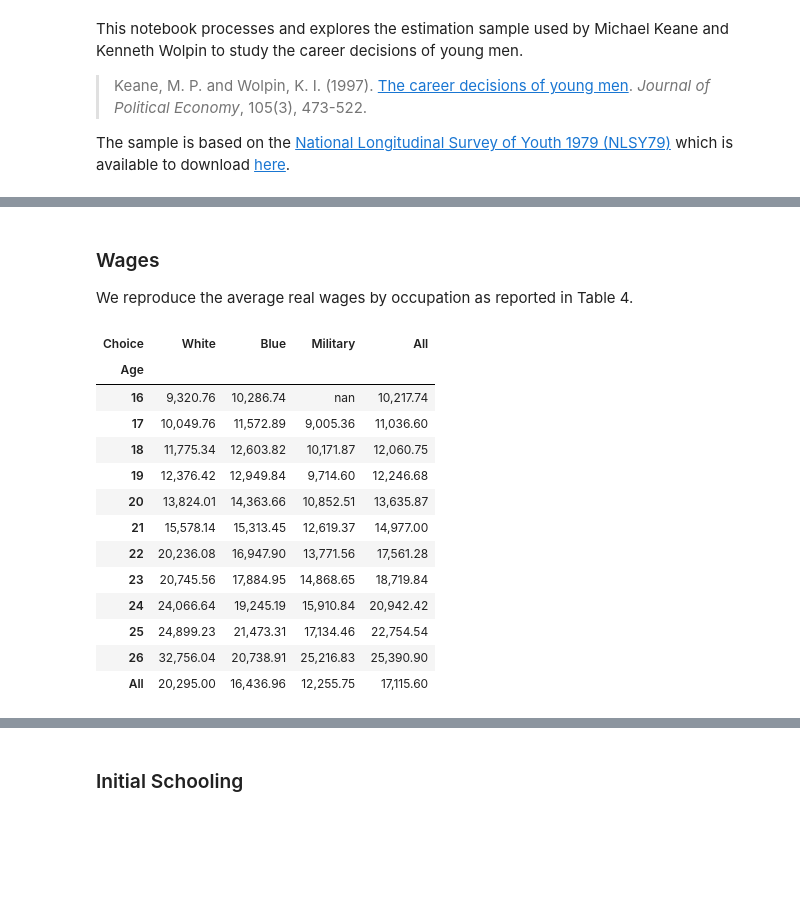
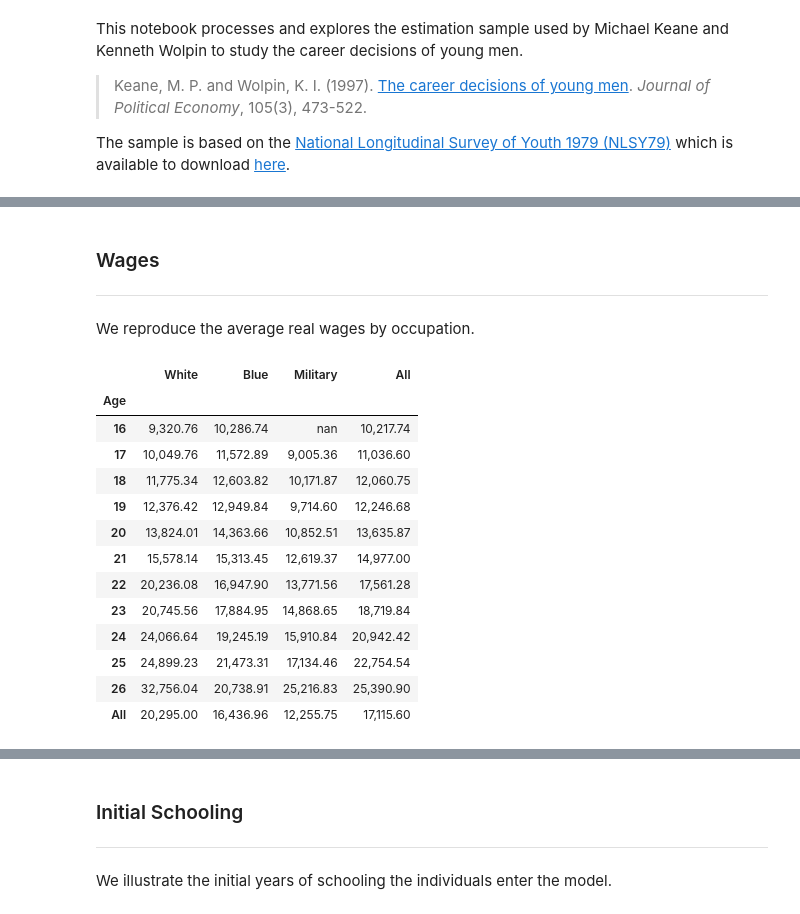
Before and after one commit to OpenSourceEconomics/ekw-data, a Jupyter notebook: career-decisions-data/explorations.ipynb, the cells around one changed output, grey strips where cells are left out. Cells and saved outputs as stored; diff of their text form; code cells hidden in the pictures; blank space fills up the shorter version.

Commit message:
Major rework of explorations notebook and functions

```diff
--- a/career-decisions-data/explorations.ipynb
+++ b/career-decisions-data/explorations.ipynb
@@ -39,0 +57,13 @@ df.set_index(["Identifier", "Period"], inplace=True, drop=True)
+# %%
+# Labeling different choice categories, introduction period, setting index
+df["Choice"] = df["Choice"].map(
+    {
+        1.0: "schooling",
+        2.0: "home",
+        3.0: "white_collar",
+        4.0: "blue_collar",
+        5.0: "military",
+    }
+)
+df["Period"] = df["Age"] - 16
+df.set_index(["Identifier", "Period"], inplace=True, drop=True)
@@ -39,0 +72,9 @@ df.set_index(["Identifier", "Period"], inplace=True, drop=True)
+# %%
+def get_working_experience(agent):
+    """This function generates the work experience in the three occupations that an individual prior to a given year"""
+
+    for occupation in ["blue_collar", "white_collar", "military"]:
+        agent[f"{occupation}_experience"] = (
+            (agent["Choice"] == occupation).astype(int).cumsum().shift(1)
+        )
+    return agent
@@ -39,0 +83,2 @@ df.set_index(["Identifier", "Period"], inplace=True, drop=True)
+# %%
+df = df.groupby("Identifier").apply(lambda x: get_working_experience(x))
@@ -103,13 +219,25 @@ ct_choices
  ![title](material/fig-observed-data-choices.png)
 # %% [markdown]
 ### Wages
+---
 
-We reproduce the average real wages by occupation as reported in Table 4.
+We reproduce the average real wages by occupation.
 # %%
-tab = pd.crosstab(index=df['Age'], columns=df['Choice'], values=df['Wage'], aggfunc='mean', margins=True)
-tab
+average_wages = pd.crosstab(
+    index=df["Age"],
+    columns=df["Choice"],
+    values=df["Wage"],
+    aggfunc="mean",
+    margins=True,
+)
+
+average_wages.columns = [
+    label.split("_")[0].capitalize() for label in list(average_wages.keys())
+]
+
+average_wages
 # %% [output]
-| Choice | White | Blue | Military | All |
+|  | White | Blue | Military | All |
 | Age |  |  |  |  |
 | 16 | 9,320.76 | 10,286.74 | nan | 10,217.74 |
 | 17 | 10,049.76 | 11,572.89 | 9,005.36 | 11,036.60 |
@@ -129,5 +258,8 @@ We show average wages and their standard devision in the figures below.
 ![title](material/fig-observed-wage-mean.png)
 
 ![title](material/fig-observed-wage-std.png)
-# %% [markdown]
-### Initial Schooling
+# %% [markdown]
+### Initial Schooling
+---
+
+We illustrate the initial years of schooling the individuals enter the model.
```
Also changed, not shown: parts of 33 cells of this notebook, 2 other files.
